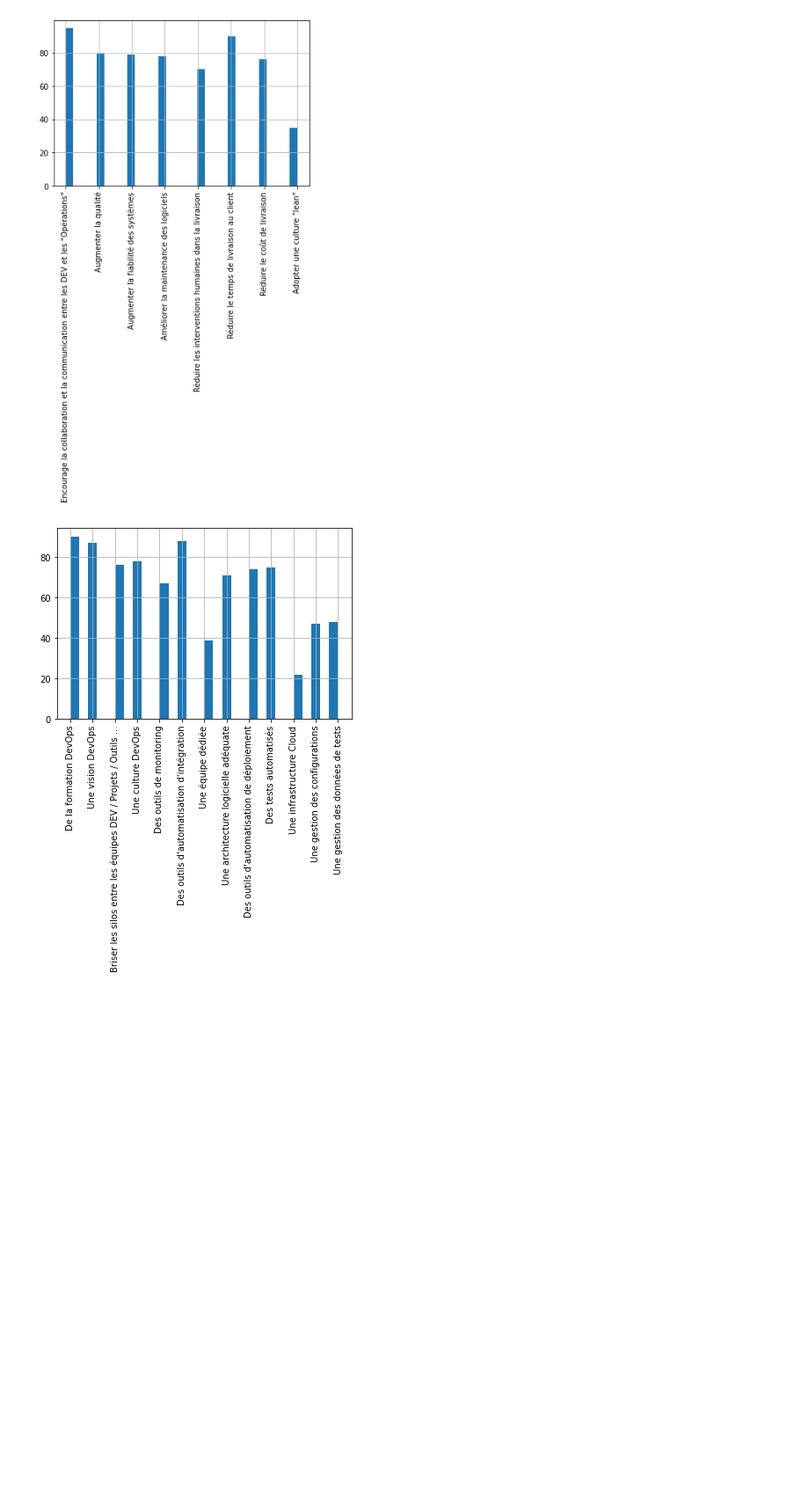
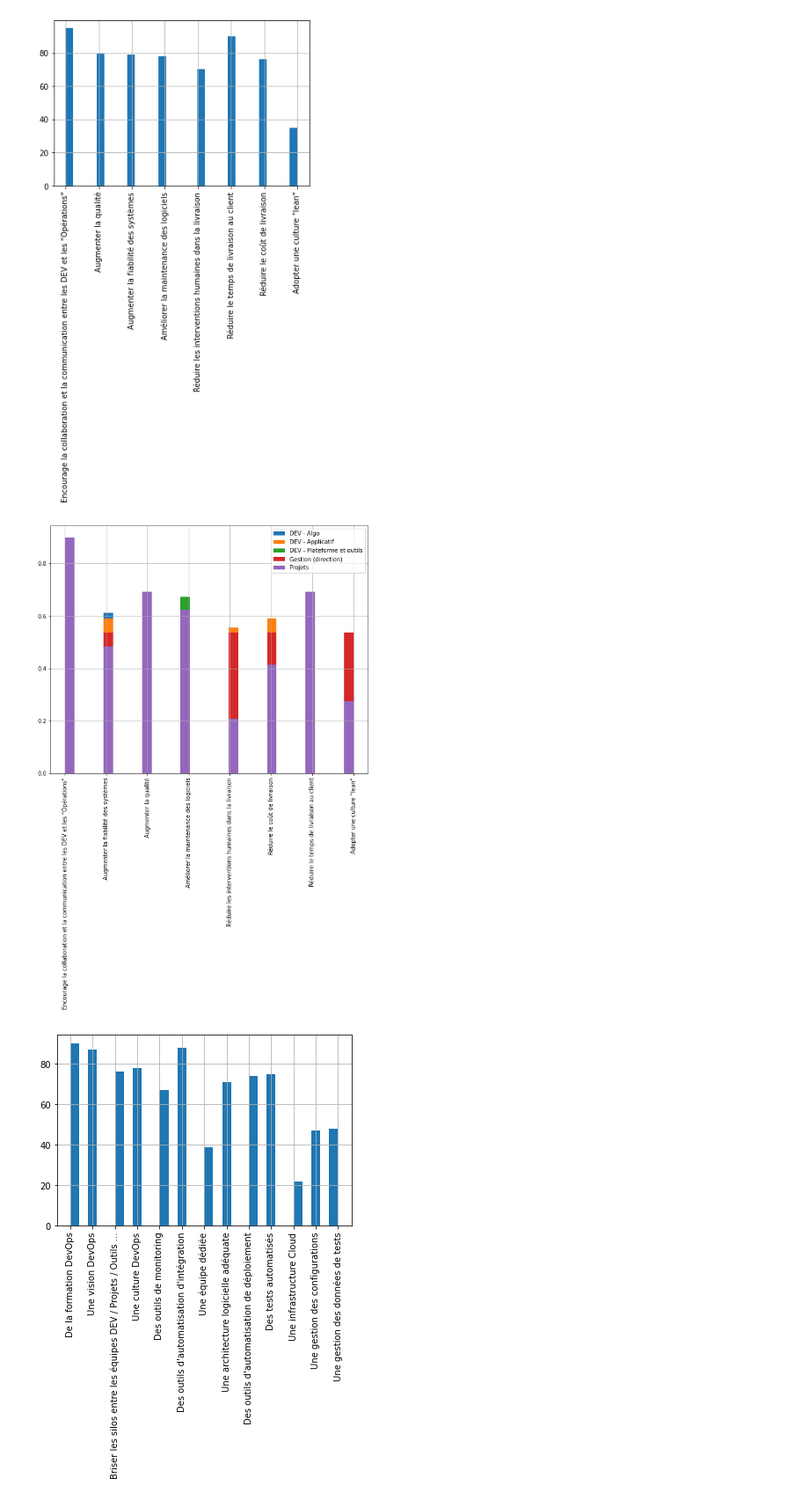
Before and after one commit to delemarchand2020/testColab, a Jupyter notebook: AnalyseSondageDevops.ipynb, the cells around one changed output. Shown: that part at 88% size. Cells and saved outputs as stored; diff of their text form; code cells hidden in the pictures; blank space fills up the shorter version.

```diff
--- a/AnalyseSondageDevops.ipynb
+++ b/AnalyseSondageDevops.ipynb
@@ -54,4 +58,28 @@ new_df = new_df[new_df != '']
 dummy = new_df[0].hist(xrot=90, density=False, bins=30)
 # %% [output]
 [figure]
+# %%
+#@title Classement de ce que permet le Devops selon les secteurs
+#@title Classement des requis pour faire du Devops selon les secteurs
+new_df = df.loc[:,['Mon secteur/groupe','Selon vous, que permet le DevOps ?']]
+new_cols = new_df['Selon vous, que permet le DevOps ?'].str.split(';', expand=True)
+new_df = pd.concat([new_df, new_cols], axis=1)
+new_df = new_df.drop(columns=['Selon vous, que permet le DevOps ?'])
+new_df = new_df.stack().reset_index()
+new_data = []
+secteur_name = ''
+for x in new_df.values:
+  if x[1] == 'Mon secteur/groupe':
+    secteur_name = x[2]
+    continue
+  if x[2] != '':
+    new_data.append([secteur_name, x[2]])
+
+new_df_2 = pd.DataFrame(new_data,columns=['secteur', 'item_permet_devops'])
+new_df_2
+
+plt.figure(figsize=[10,8])
+dummy = new_df_2.groupby('secteur')['item_permet_devops'].hist(legend=True, density=True, bins=30, xrot=90)
+# %% [output]
+[figure, added]
 # %%
```
Also changed, not shown: parts of 5 cells of this notebook.
